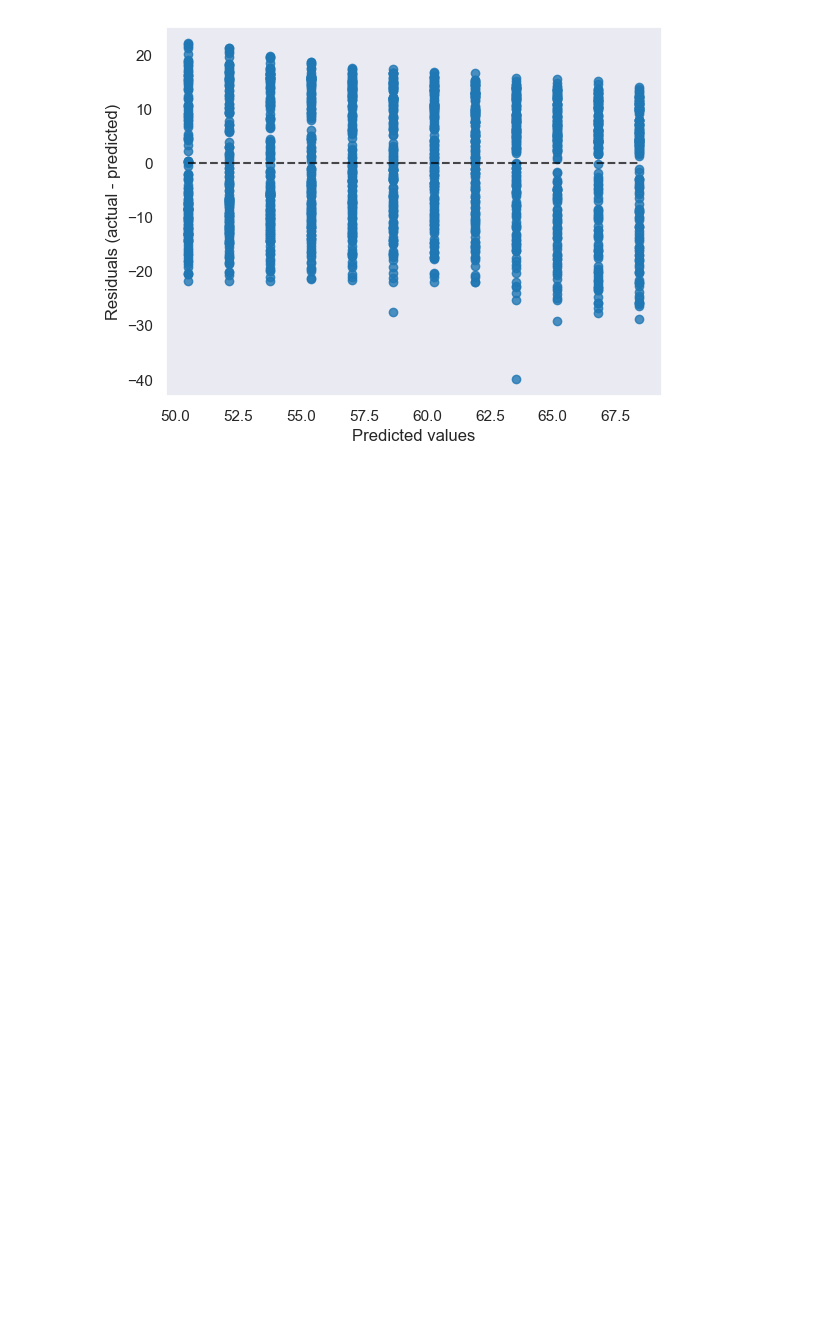
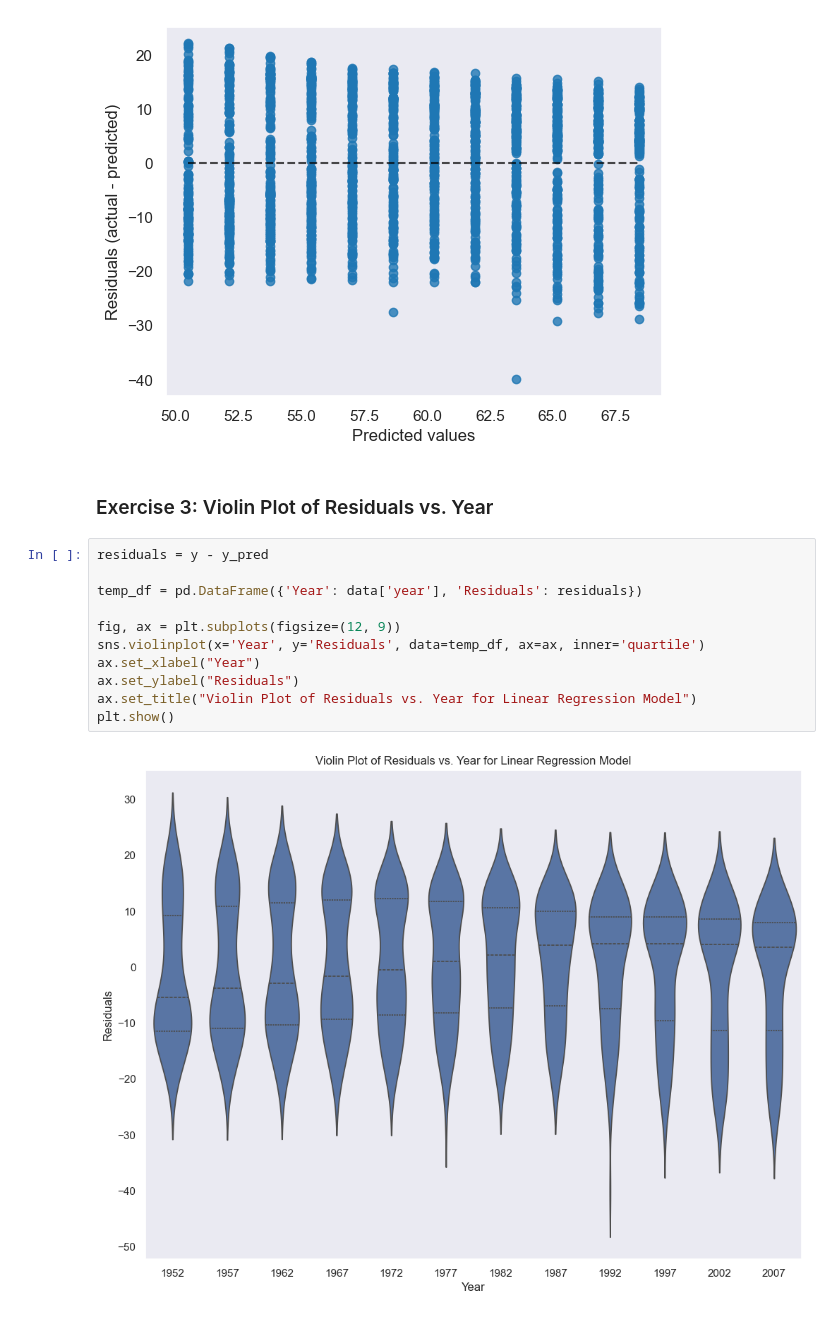
Before and after one commit to jwagner31/projectmattei3, a Jupyter notebook: notebook.ipynb, the cells around one changed output. Drawn from its saved outputs; the diff is of its cells as text; blank space fills up the shorter version.

```diff
--- a/notebook.ipynb
+++ b/notebook.ipynb
@@ -117,3 +112,18 @@ display.plot()
 plt.show()
 # %% [output]
 [figure]
+# %% [markdown]
+### Exercise 3: Violin Plot of Residuals vs. Year
+# %%
+residuals = y - y_pred
+
+temp_df = pd.DataFrame({'Year': data['year'], 'Residuals': residuals})
+
+fig, ax = plt.subplots(figsize=(12, 9))
+sns.violinplot(x='Year', y='Residuals', data=temp_df, ax=ax, inner='quartile')
+ax.set_xlabel("Year")
+ax.set_ylabel("Residuals")
+ax.set_title("Violin Plot of Residuals vs. Year for Linear Regression Model")
+plt.show()
+# %% [output]
+[figure, added]
```
Also changed, not shown: parts of 3 cells of this notebook.
